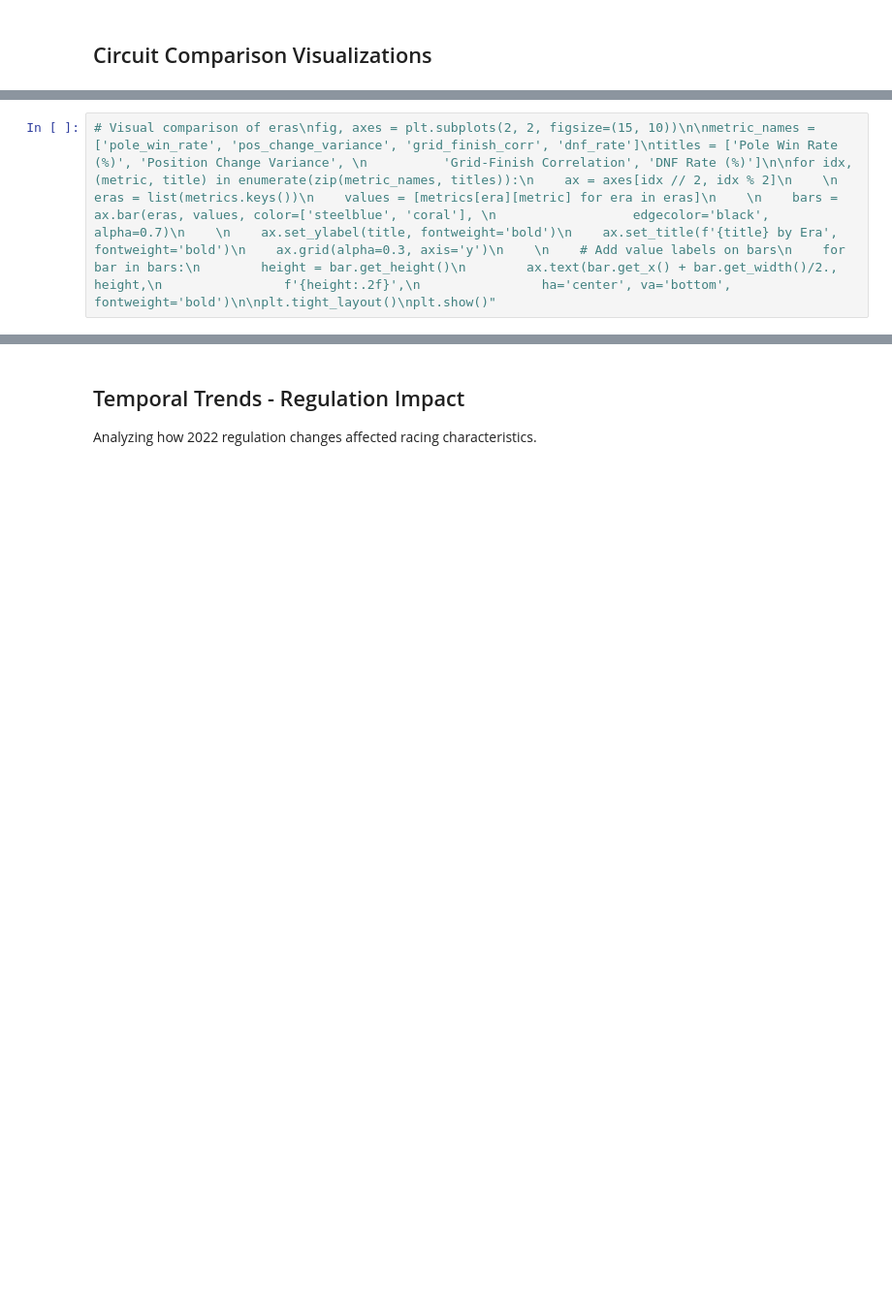
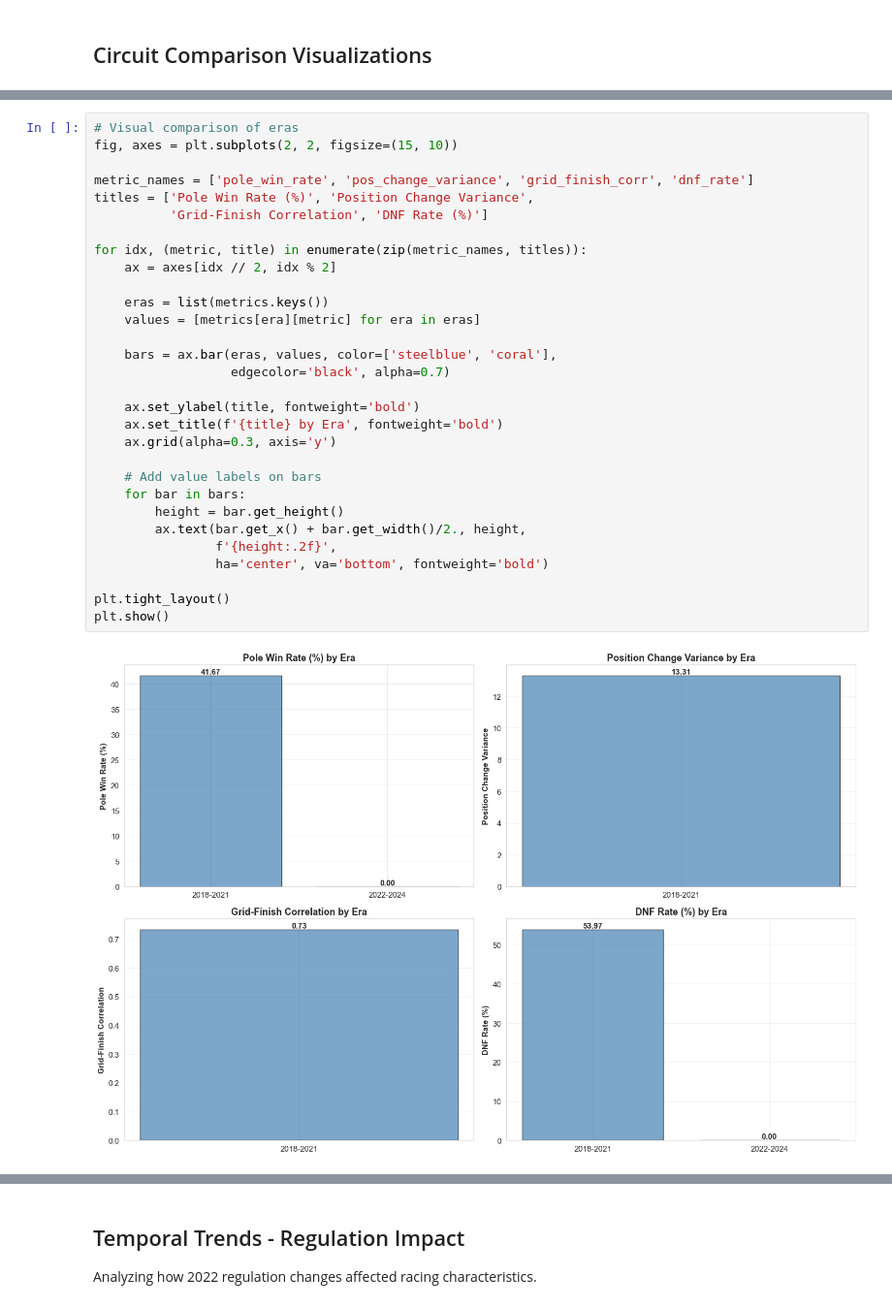
Before and after one commit to AsteriodBlues/Vantage, a Jupyter notebook: notebooks/circuit_analysis.ipynb, the cells around one changed output, grey strips where cells are left out. Shown: that part at 97% size. Drawn from its saved outputs; the diff is of its cells as text; blank space fills up the shorter version.

```diff
--- a/notebooks/circuit_analysis.ipynb
+++ b/notebooks/circuit_analysis.ipynb
@@ -273,5 +440,35 @@ plt.show()
 # %%
-# Visual comparison of eras\nfig, axes = plt.subplots(2, 2, figsize=(15, 10))\n\nmetric_names = ['pole_win_rate', 'pos_change_variance', 'grid_finish_corr', 'dnf_rate']\ntitles = ['Pole Win Rate (%)', 'Position Change Variance', \n          'Grid-Finish Correlation', 'DNF Rate (%)']\n\nfor idx, (metric, title) in enumerate(zip(metric_names, titles)):\n    ax = axes[idx // 2, idx % 2]\n    \n    eras = list(metrics.keys())\n    values = [metrics[era][metric] for era in eras]\n    \n    bars = ax.bar(eras, values, color=['steelblue', 'coral'], \n                  edgecolor='black', alpha=0.7)\n    \n    ax.set_ylabel(title, fontweight='bold')\n    ax.set_title(f'{title} by Era', fontweight='bold')\n    ax.grid(alpha=0.3, axis='y')\n    \n    # Add value labels on bars\n    for bar in bars:\n        height = bar.get_height()\n        ax.text(bar.get_x() + bar.get_width()/2., height,\n                f'{height:.2f}',\n                ha='center', va='bottom', fontweight='bold')\n\nplt.tight_layout()\nplt.show()"
+# Visual comparison of eras
+fig, axes = plt.subplots(2, 2, figsize=(15, 10))
+
+metric_names = ['pole_win_rate', 'pos_change_variance', 'grid_finish_corr', 'dnf_rate']
+titles = ['Pole Win Rate (%)', 'Position Change Variance',
+          'Grid-Finish Correlation', 'DNF Rate (%)']
+
+for idx, (metric, title) in enumerate(zip(metric_names, titles)):
+    ax = axes[idx // 2, idx % 2]
+
+    eras = list(metrics.keys())
+    values = [metrics[era][metric] for era in eras]
+
+    bars = ax.bar(eras, values, color=['steelblue', 'coral'],
+                  edgecolor='black', alpha=0.7)
+
+    ax.set_ylabel(title, fontweight='bold')
+    ax.set_title(f'{title} by Era', fontweight='bold')
+    ax.grid(alpha=0.3, axis='y')
+
+    # Add value labels on bars
+    for bar in bars:
+        height = bar.get_height()
+        ax.text(bar.get_x() + bar.get_width()/2., height,
+                f'{height:.2f}',
+                ha='center', va='bottom', fontweight='bold')
+
+plt.tight_layout()
+plt.show()
+# %% [output]
+[figure, added]
 # %%
 # Split data by regulation era
 era1_data = df_finished[df_finished['year'] < 2022]  # 2018-2021
```
Also changed, not shown: parts of 14 cells of this notebook, 5 other files.
